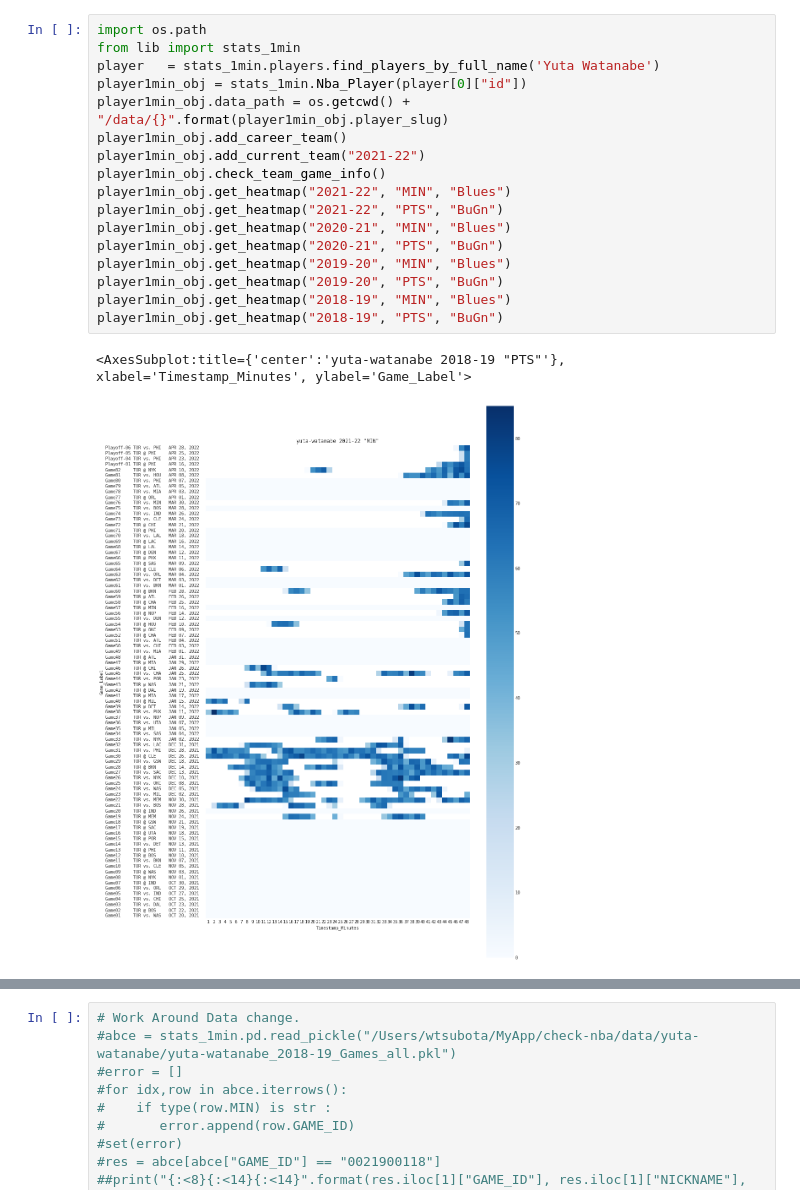
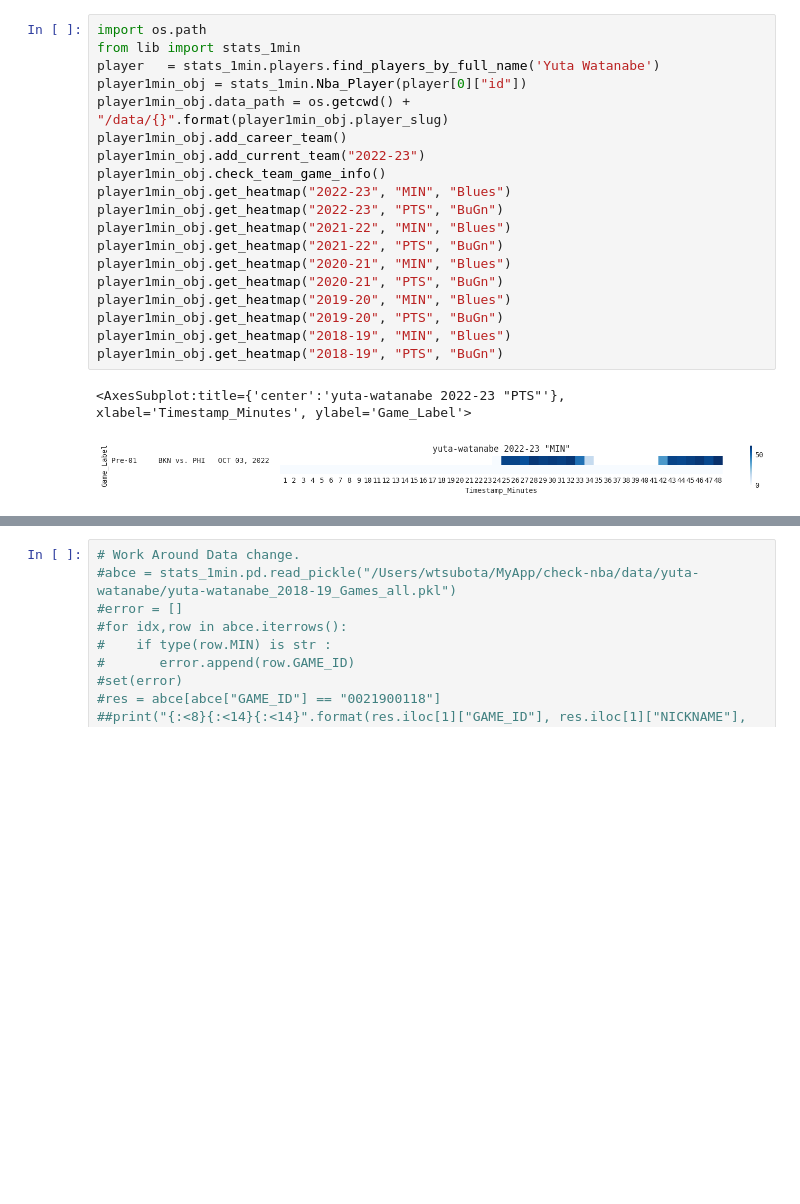
Before and after one commit to Wtsubo/Notable-NBA-Stats, a Jupyter notebook: Sample.ipynb, the cells around one changed output, grey strips where cells are left out. Drawn from its saved outputs; the diff is of its cells as text; blank space fills up the shorter version.

Commit message:
Modify the below 3. 1. Update the pandas deprecated method's "append" to "concat". 2. Start 2022 season and Draw the Pre-Season game result.

```diff
--- a/Sample.ipynb
+++ b/Sample.ipynb
@@ -1,20 +1,22 @@
 # %%
 import os.path
 from lib import stats_1min
 player   = stats_1min.players.find_players_by_full_name('Yuta Watanabe')
 player1min_obj = stats_1min.Nba_Player(player[0]["id"])
 player1min_obj.data_path = os.getcwd() + "/data/{}".format(player1min_obj.player_slug)
 player1min_obj.add_career_team()
-player1min_obj.add_current_team("2021-22")
+player1min_obj.add_current_team("2022-23")
 player1min_obj.check_team_game_info()
+player1min_obj.get_heatmap("2022-23", "MIN", "Blues")
+player1min_obj.get_heatmap("2022-23", "PTS", "BuGn")
 player1min_obj.get_heatmap("2021-22", "MIN", "Blues")
 player1min_obj.get_heatmap("2021-22", "PTS", "BuGn")
 player1min_obj.get_heatmap("2020-21", "MIN", "Blues")
 player1min_obj.get_heatmap("2020-21", "PTS", "BuGn")
 player1min_obj.get_heatmap("2019-20", "MIN", "Blues")
 player1min_obj.get_heatmap("2019-20", "PTS", "BuGn")
 player1min_obj.get_heatmap("2018-19", "MIN", "Blues")
 player1min_obj.get_heatmap("2018-19", "PTS", "BuGn")
 # %% [output]
-<AxesSubplot:title={'center':'yuta-watanabe 2018-19 "PTS"'}, xlabel='Timestamp_Minutes', ylabel='Game_Label'>
+<AxesSubplot:title={'center':'yuta-watanabe 2022-23 "PTS"'}, xlabel='Timestamp_Minutes', ylabel='Game_Label'>
-[figure, old version]
+[figure, new version]
```
Also changed, not shown: parts of 2 cells of this notebook, 2 other files.
